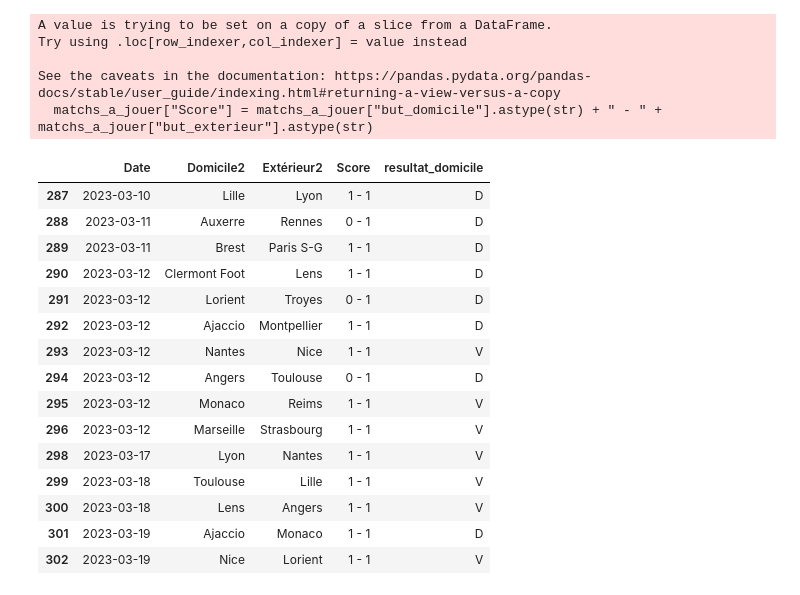
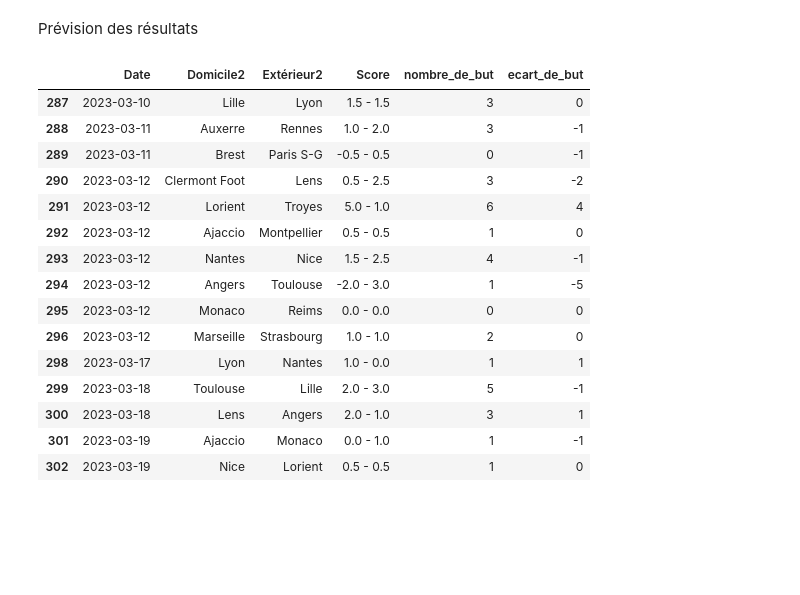
Before and after one commit to Jules101001/Football_pr-vision, a Jupyter notebook: previsionligue1.ipynb, the cells around one changed output. Cells and saved outputs as stored; diff of their text form; code cells hidden in the pictures; blank space fills up the shorter version.

Commit message:
augmentation du nombre de donnée

```diff
--- a/previsionligue1.ipynb
+++ b/previsionligue1.ipynb
@@ -141,0 +87,4 @@ y = matchs_joue[["but_domicile","but_exterieur","resultat_domicile","resultat_ex
+# %%
+X = matchs_joue[["Domicile","Extérieur","jour","mois","annee"]]
+y = matchs_joue[["nombre_de_but","ecart_de_but"]]
+X_train, X_test, y_train, y_test = train_test_split(X, y, test_size=0.3, random_state=42)
@@ -142,9 +93,6 @@ y = matchs_joue[["but_domicile","but_exterieur","resultat_domicile","resultat_ex
 # %%
-X_train, X_test, y_train, y_test = train_test_split(X, y, test_size=0.2, random_state=42)
 cols = ['Domicile', 'Extérieur']
-from sklearn import preprocessing
 enc = preprocessing.LabelEncoder()
-
 for col in cols:
     X_train[col] = X_train[col].astype('str')
     X_test[col] = X_test[col].astype('str')
@@ -229,0 +104,13 @@ See the caveats in the documentation: https://pandas.pydata.org/pandas-docs/stab
+# %%
+# Build a logistic regression model
+mode1_dt = DecisionTreeClassifier()
+mode1_dt.fit(X_train, y_train["nombre_de_but"])
+# Afficher l'arbre de décision
+print("décision_tree pour écart de but \n",export_text(mode1_dt, feature_names=list(X_train)))
+# Check the model performance with the training data
+predictions1_dt_train = mode1_dt.predict(X_train)
+print("prediction avec les training data:",accuracy_score(y_train["nombre_de_but"], predictions1_dt_train))
+# Check the model performance with the test data
+predictions1_dt_test = mode1_dt.predict(X_test)
+print("prediction avec les test data:",accuracy_score(y_test["nombre_de_but"], predictions1_dt_test))
+matchs_a_jouer["nombre_de_but"] = mode1_dt.predict(matchs_a_jouer[["Domicile","Extérieur","jour","mois","annee"]])
@@ -229,0 +137,13 @@ See the caveats in the documentation: https://pandas.pydata.org/pandas-docs/stab
+# %%
+# Build a logistic regression model
+mode1_dt = DecisionTreeClassifier()
+mode1_dt.fit(X_train, y_train["ecart_de_but"])
+# Afficher l'arbre de décision
+print("décision_tree pour écart de but \n",export_text(mode1_dt, feature_names=list(X_train)))
+# Check the model performance with the training data
+predictions1_dt_train = mode1_dt.predict(X_train)
+print("prediction avec les training data:",accuracy_score(y_train["ecart_de_but"], predictions1_dt_train))
+# Check the model performance with the test data
+predictions1_dt_test = mode1_dt.predict(X_test)
+print("prediction avec les test data:",accuracy_score(y_test["ecart_de_but"], predictions1_dt_test))
+matchs_a_jouer["ecart_de_but"] = mode1_dt.predict(matchs_a_jouer[["Domicile","Extérieur","jour","mois","annee"]])
@@ -230,26 +168,23 @@ See the caveats in the documentation: https://pandas.pydata.org/pandas-docs/stab
+# %% [markdown]
+Prévision des résultats
 # %%
-matchs_a_jouer["Score"] = matchs_a_jouer["but_domicile"].astype(str) + " - " + matchs_a_jouer["but_exterieur"].astype(str)
-matchs_prevu = matchs_a_jouer[["Date","Domicile2","Extérieur2","Score","resultat_domicile"]]
+matchs_a_jouer["Score"] = ((matchs_a_jouer["nombre_de_but"]+matchs_a_jouer["ecart_de_but"])/2).astype(str) + " - " + ((matchs_a_jouer["nombre_de_but"]-matchs_a_jouer["ecart_de_but"])/2).astype(str)
+matchs_prevu = matchs_a_jouer[["Date","Domicile2","Extérieur2","Score","nombre_de_but","ecart_de_but"]]
 matchs_prevu.head(15)
 # %% [output]
-A value is trying to be set on a copy of a slice from a DataFrame.
-Try using .loc[row_indexer,col_indexer] = value instead
-
-See the caveats in the documentation: https://pandas.pydata.org/pandas-docs/stable/user_guide/indexing.html#returning-a-view-versus-a-copy
-  matchs_a_jouer["Score"] = matchs_a_jouer["but_domicile"].astype(str) + " - " + matchs_a_jouer["but_exterieur"].astype(str)
-|  | Date | Domicile2 | Extérieur2 | Score | resultat_domicile |
-| 287 | 2023-03-10 | Lille | Lyon | 1 - 1 | D |
-| 288 | 2023-03-11 | Auxerre | Rennes | 0 - 1 | D |
-| 289 | 2023-03-11 | Brest | Paris S-G | 1 - 1 | D |
-| 290 | 2023-03-12 | Clermont Foot | Lens | 1 - 1 | D |
-| 291 | 2023-03-12 | Lorient | Troyes | 0 - 1 | D |
-| 292 | 2023-03-12 | Ajaccio | Montpellier | 1 - 1 | D |
-| 293 | 2023-03-12 | Nantes | Nice | 1 - 1 | V |
-| 294 | 2023-03-12 | Angers | Toulouse | 0 - 1 | D |
-| 295 | 2023-03-12 | Monaco | Reims | 1 - 1 | V |
-| 296 | 2023-03-12 | Marseille | Strasbourg | 1 - 1 | V |
-| 298 | 2023-03-17 | Lyon | Nantes | 1 - 1 | V |
-| 299 | 2023-03-18 | Toulouse | Lille | 1 - 1 | V |
-| 300 | 2023-03-18 | Lens | Angers | 1 - 1 | V |
-| 301 | 2023-03-19 | Ajaccio | Monaco | 1 - 1 | D |
-| 302 | 2023-03-19 | Nice | Lorient | 1 - 1 | V |
+|  | Date | Domicile2 | Extérieur2 | Score | nombre_de_but | ecart_de_but |
+| 287 | 2023-03-10 | Lille | Lyon | 1.5 - 1.5 | 3 | 0 |
+| 288 | 2023-03-11 | Auxerre | Rennes | 1.0 - 2.0 | 3 | -1 |
+| 289 | 2023-03-11 | Brest | Paris S-G | -0.5 - 0.5 | 0 | -1 |
+| 290 | 2023-03-12 | Clermont Foot | Lens | 0.5 - 2.5 | 3 | -2 |
+| 291 | 2023-03-12 | Lorient | Troyes | 5.0 - 1.0 | 6 | 4 |
+| 292 | 2023-03-12 | Ajaccio | Montpellier | 0.5 - 0.5 | 1 | 0 |
+| 293 | 2023-03-12 | Nantes | Nice | 1.5 - 2.5 | 4 | -1 |
+| 294 | 2023-03-12 | Angers | Toulouse | -2.0 - 3.0 | 1 | -5 |
+| 295 | 2023-03-12 | Monaco | Reims | 0.0 - 0.0 | 0 | 0 |
+| 296 | 2023-03-12 | Marseille | Strasbourg | 1.0 - 1.0 | 2 | 0 |
+| 298 | 2023-03-17 | Lyon | Nantes | 1.0 - 0.0 | 1 | 1 |
+| 299 | 2023-03-18 | Toulouse | Lille | 2.0 - 3.0 | 5 | -1 |
+| 300 | 2023-03-18 | Lens | Angers | 2.0 - 1.0 | 3 | 1 |
+| 301 | 2023-03-19 | Ajaccio | Monaco | 0.0 - 1.0 | 1 | -1 |
+| 302 | 2023-03-19 | Nice | Lorient | 0.5 - 0.5 | 1 | 0 |
```
Also changed, not shown: parts of 21 cells of this notebook.
